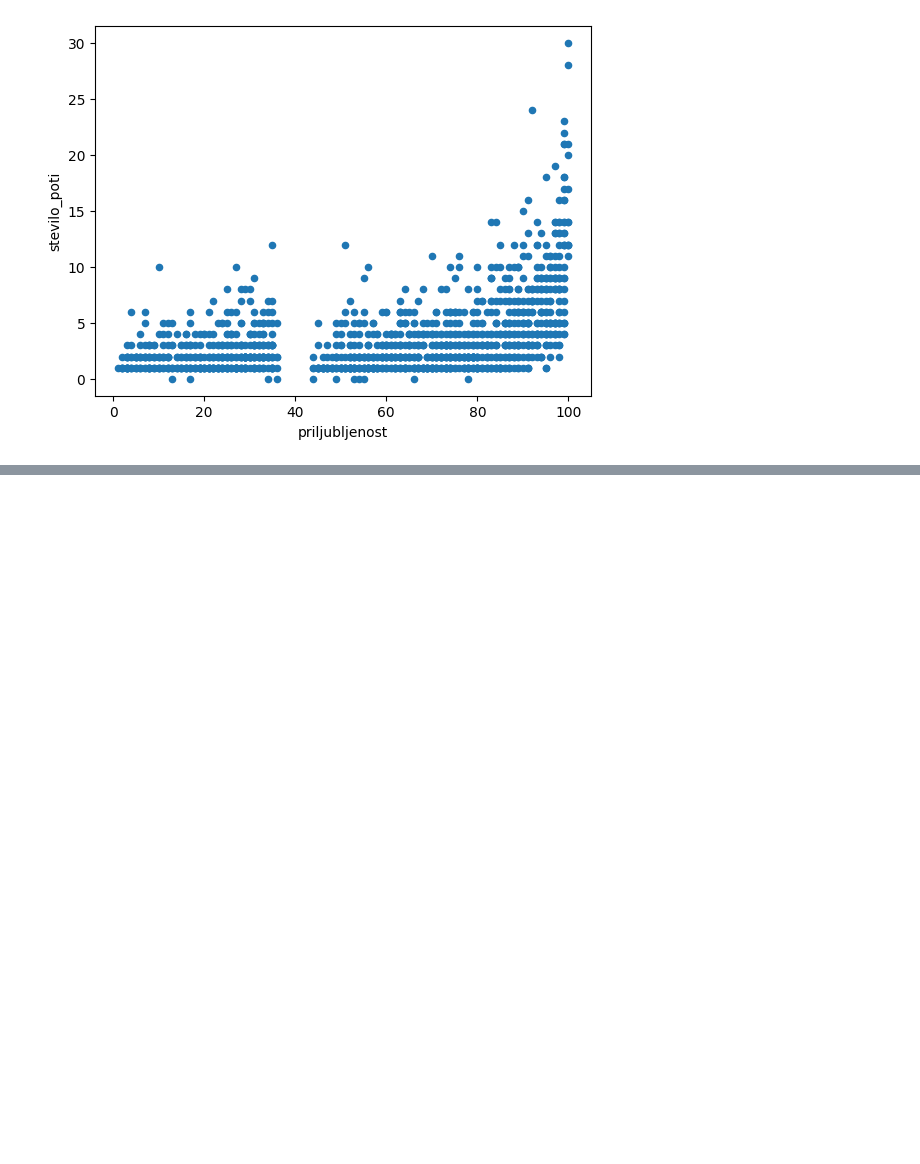
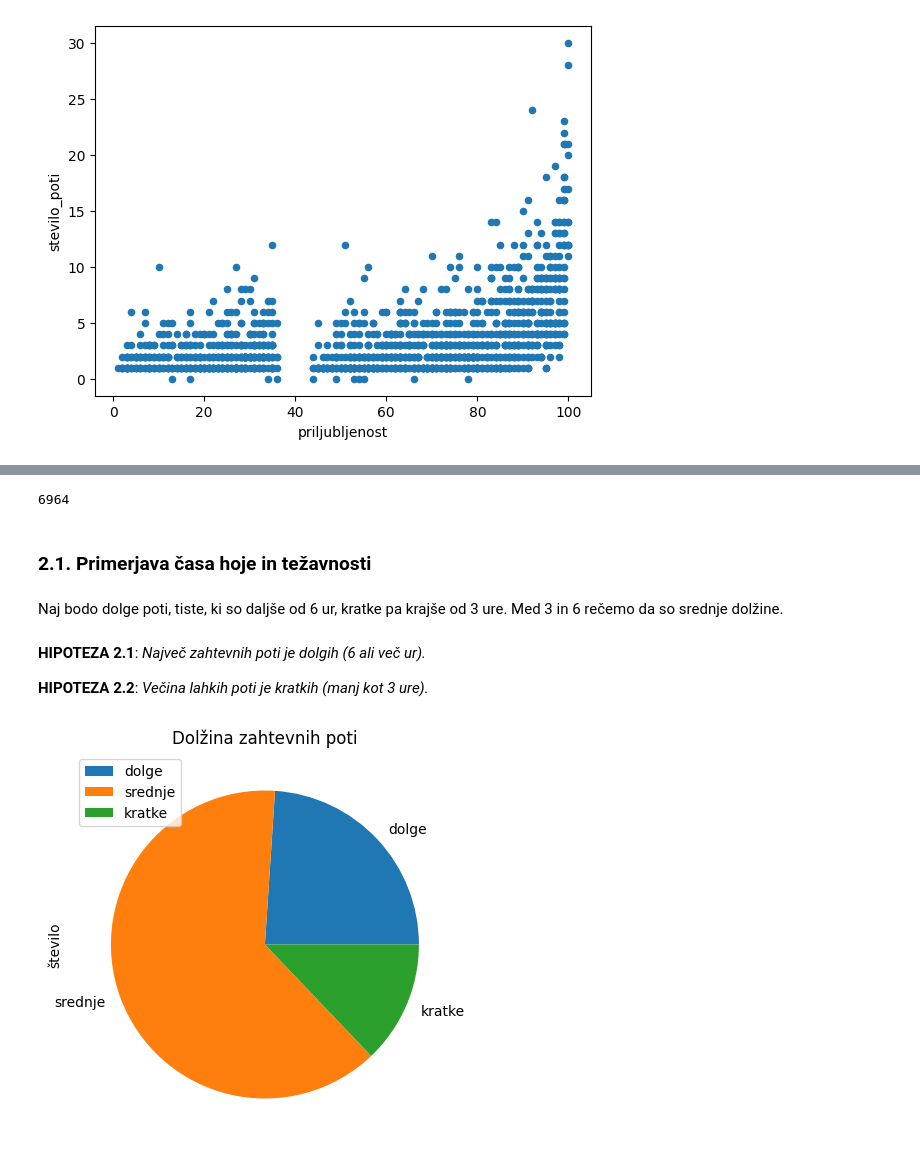
Before and after one commit to MancaMurn/Priljubljenost_slovenskih_gora, a Jupyter notebook: analiza.ipynb, the cells around one changed output, grey strips where cells are left out. Saved outputs shown, nothing was run; the diff lists cells and outputs as text; code cells hidden in the pictures; blank space fills up the shorter version.

```diff
--- a/analiza.ipynb
+++ b/analiza.ipynb
@@ -531,0 +469,26 @@ poti[poti.cas_poti >= 360]
+# %%
+st_vseh_poti = poti['ime_poti'].count()
+st_vseh_poti
+# %% [output]
+6964
+# %% [markdown]
+### 2.1. Primerjava časa hoje in težavnosti
+# %% [markdown]
+Naj bodo dolge poti, tiste, ki so daljše od 6 ur, kratke pa krajše od 3 ure. Med 3 in 6 rečemo da so srednje dolžine.
+# %%
+zahtevne_poti = poti[poti.tezavnost_poti >= 'zelo zahtevn']
+lahke_poti = poti[poti.tezavnost_poti >= 'lahka']
+# %% [markdown]
+**HIPOTEZA 2.1**: *Največ zahtevnih poti je dolgih (6 ali več ur).*
+
+**HIPOTEZA 2.2**: *Večina lahkih poti je kratkih (manj kot 3 ure).*
+# %%
+st_dolgih = len(zahtevne_poti[zahtevne_poti.cas_poti >= 360])
+st_srednjih = len(zahtevne_poti[(zahtevne_poti.cas_poti >= 180) & (zahtevne_poti.cas_poti < 360)])
+st_kratkih = len(zahtevne_poti[zahtevne_poti.cas_poti < 180])
+
+diagram = pd.DataFrame({'število' : [st_dolgih, st_srednjih, st_kratkih]},
+                                    index=['dolge', 'srednje', 'kratke'])
+plot = diagram.plot(kind='pie', y='število', figsize=(5, 5), title='Dolžina zahtevnih poti')
+# %% [output]
+[figure, added]
```
Also changed, not shown: parts of 29 cells of this notebook.
